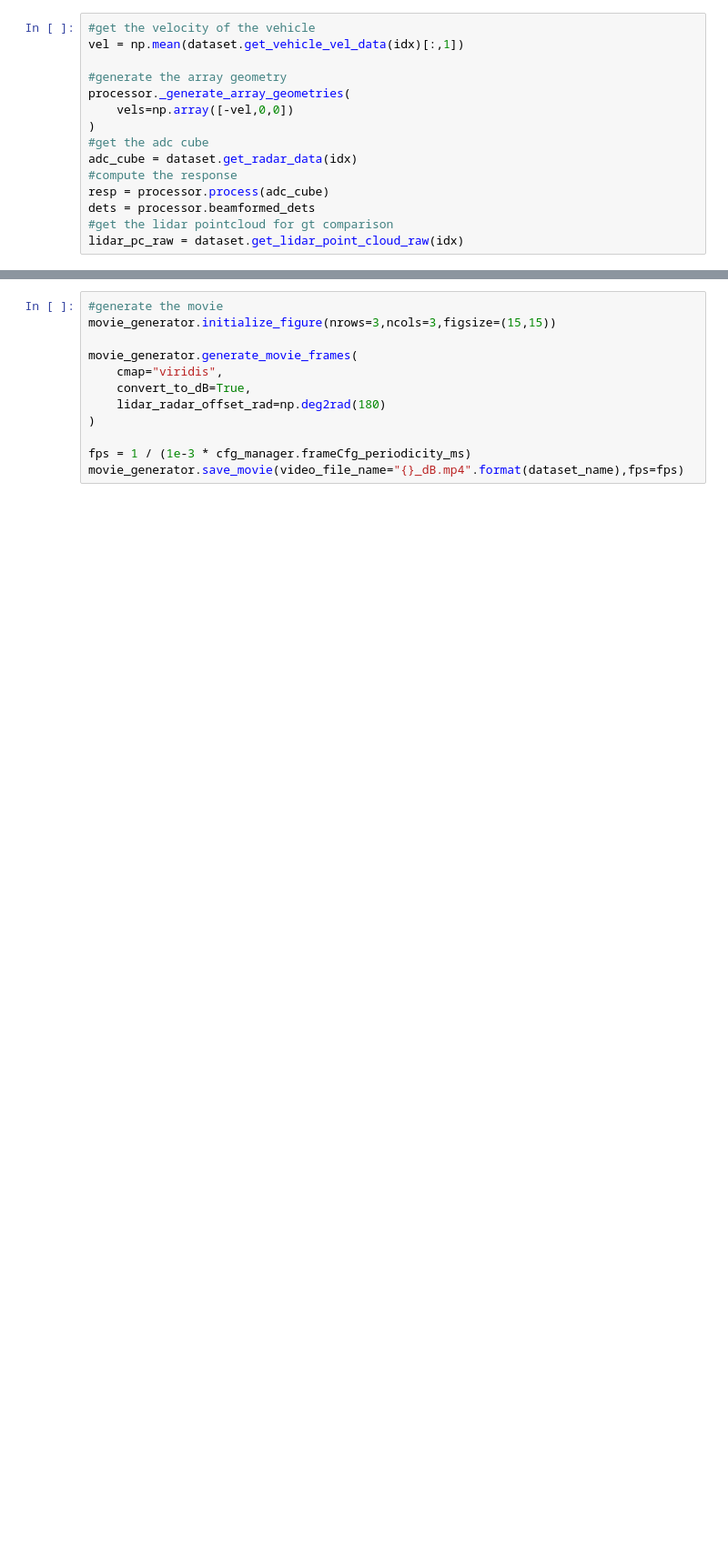
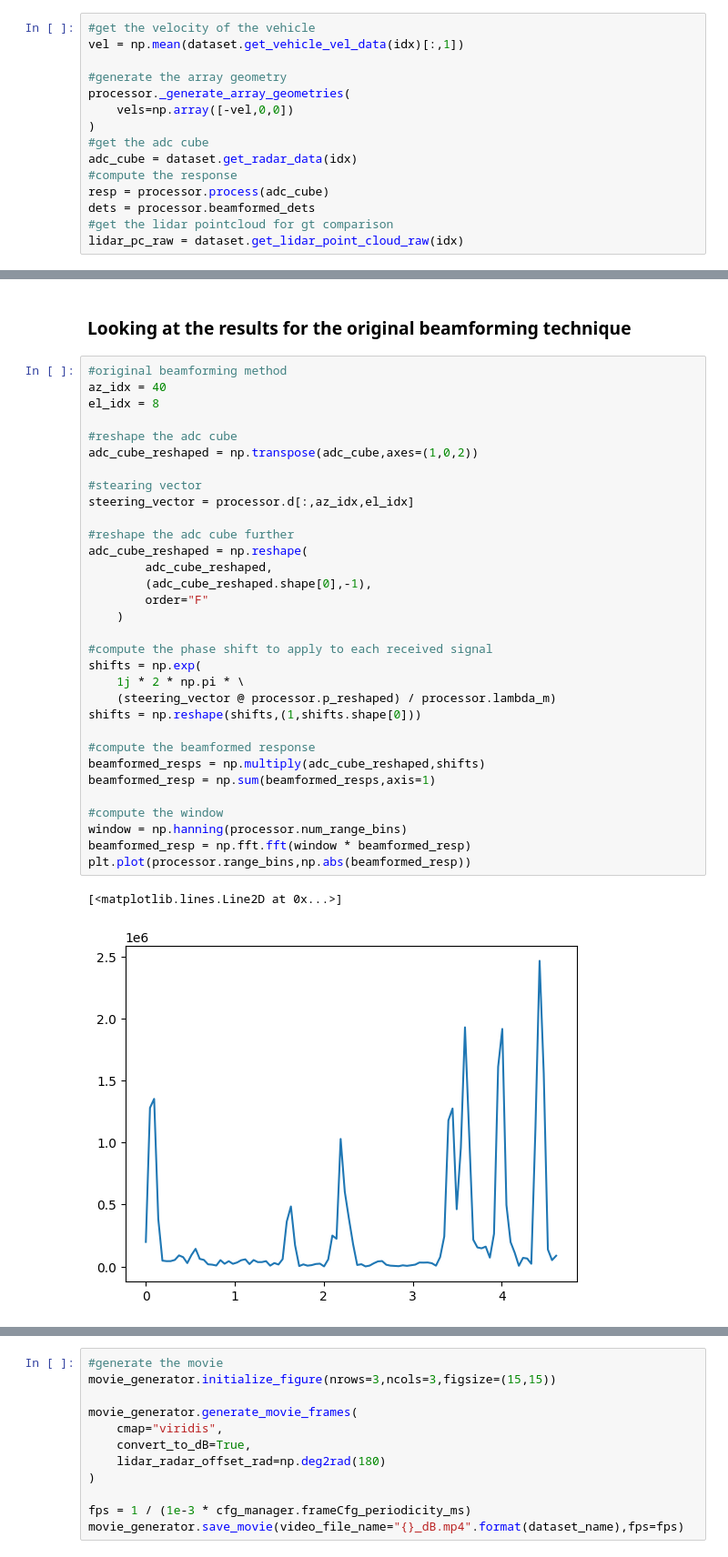
Before and after one commit to davidmhunt/mmwave_radar_processing, a Jupyter notebook: notebooks/testing_synthetic_arrays.ipynb, the cells around one changed output, grey strips where cells are left out. Shown at 91% size. Saved outputs shown, nothing was run; the diff lists cells and outputs as text; blank space fills up the shorter version.

```diff
--- a/notebooks/testing_synthetic_arrays.ipynb
+++ b/notebooks/testing_synthetic_arrays.ipynb
@@ -161,0 +124,37 @@ synthetic_array_plotter.plot_compilation(
+# %% [markdown]
+### Looking at the results for the original beamforming technique
+# %%
+#original beamforming method
+az_idx = 40
+el_idx = 8
+
+#reshape the adc cube
+adc_cube_reshaped = np.transpose(adc_cube,axes=(1,0,2))
+
+#stearing vector
+steering_vector = processor.d[:,az_idx,el_idx]
+
+#reshape the adc cube further
+adc_cube_reshaped = np.reshape(
+        adc_cube_reshaped,
+        (adc_cube_reshaped.shape[0],-1),
+        order="F"
+    )
+
+#compute the phase shift to apply to each received signal
+shifts = np.exp(
+    1j * 2 * np.pi * \
+    (steering_vector @ processor.p_reshaped) / processor.lambda_m)
+shifts = np.reshape(shifts,(1,shifts.shape[0]))
+
+#compute the beamformed response
+beamformed_resps = np.multiply(adc_cube_reshaped,shifts)
+beamformed_resp = np.sum(beamformed_resps,axis=1)
+
+#compute the window
+window = np.hanning(processor.num_range_bins)
+beamformed_resp = np.fft.fft(window * beamformed_resp)
+plt.plot(processor.range_bins,np.abs(beamformed_resp))
+# %% [output]
+[<matplotlib.lines.Line2D at 0x...>]
+[figure, added]
```
Also changed, not shown: parts of 17 cells of this notebook, 8 other files.
